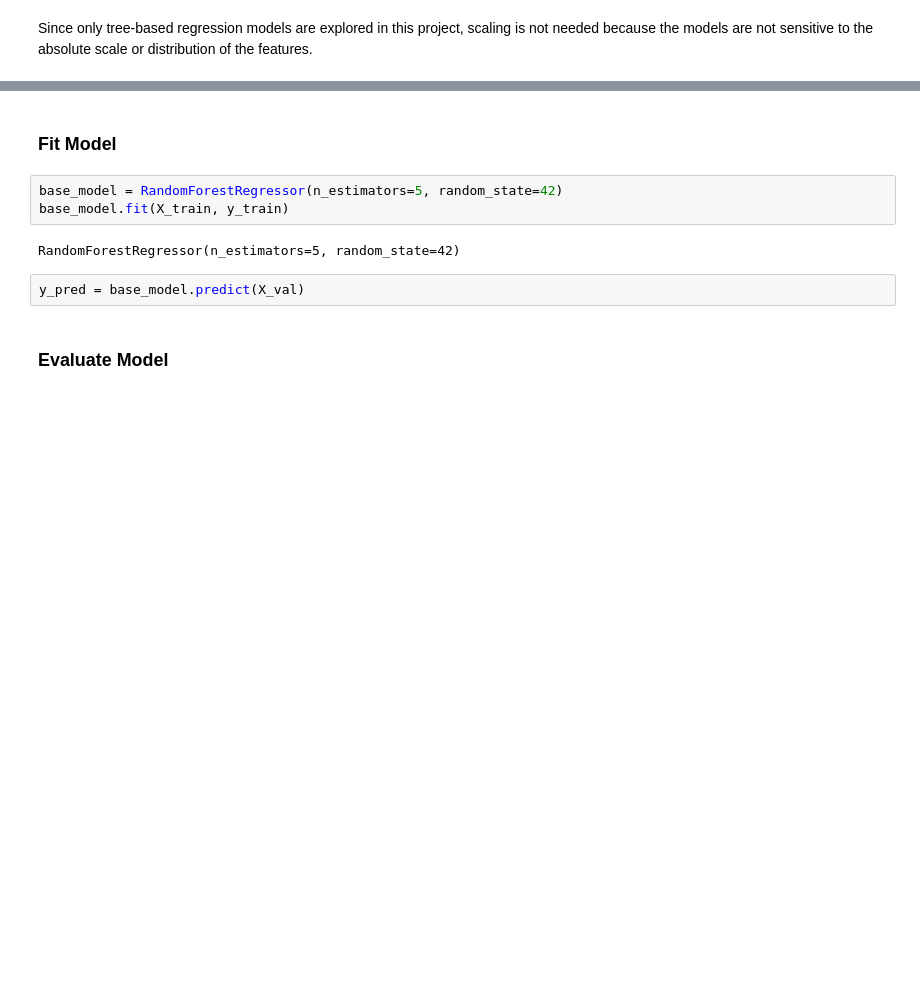
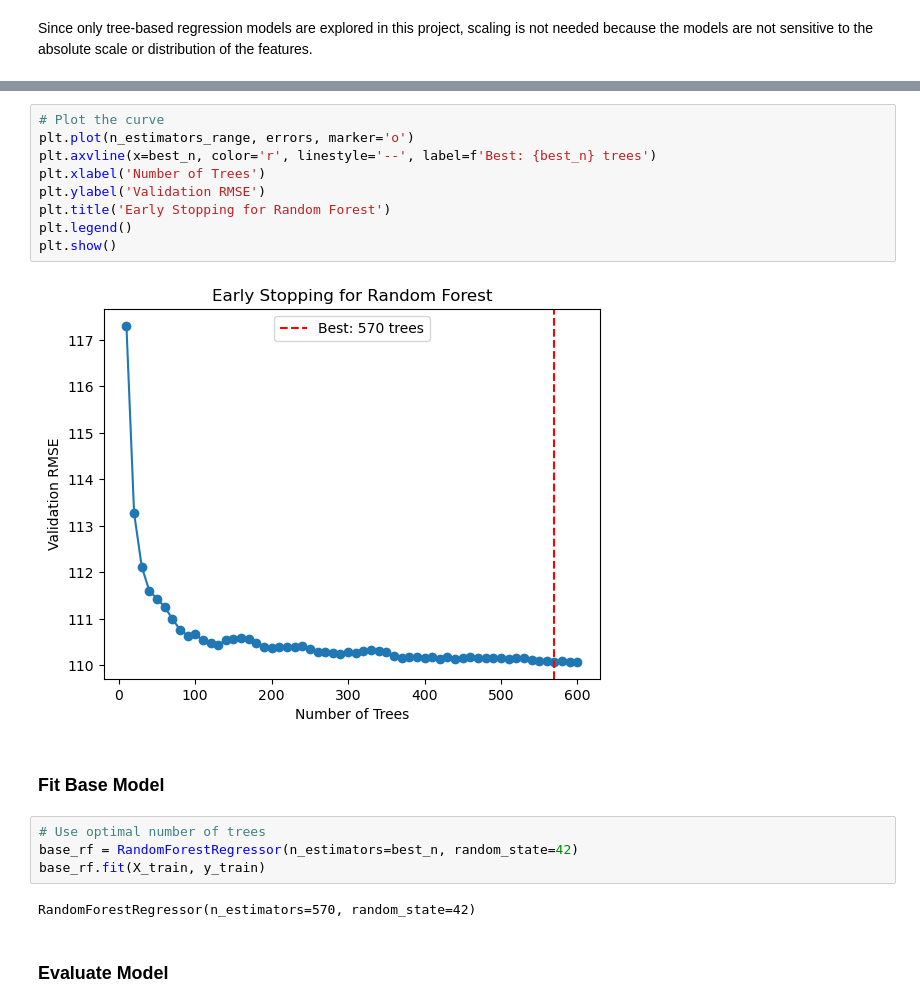
Before and after one commit to nadpierre/stm-transit-delay-prediction, a Jupyter notebook: notebooks/data_modeling.ipynb, the cells around one changed output, grey strips where cells are left out. Saved outputs shown, nothing was run; the diff lists cells and outputs as text; blank space fills up the shorter version.

```diff
--- a/notebooks/data_modeling.ipynb
+++ b/notebooks/data_modeling.ipynb
@@ -33,12 +65,22 @@ Since only tree-based regression models are explored in this project, scaling is
+# %%
+# Plot the curve
+plt.plot(n_estimators_range, errors, marker='o')
+plt.axvline(x=best_n, color='r', linestyle='--', label=f'Best: {best_n} trees')
+plt.xlabel('Number of Trees')
+plt.ylabel('Validation RMSE')
+plt.title('Early Stopping for Random Forest')
+plt.legend()
+plt.show()
+# %% [output]
+[figure, added]
 # %% [markdown]
-### Fit Model
+### Fit Base Model
 # %%
-base_model = RandomForestRegressor(n_estimators=5, random_state=42)
-base_model.fit(X_train, y_train)
+# Use optimal number of trees
+base_rf = RandomForestRegressor(n_estimators=best_n, random_state=42)
+base_rf.fit(X_train, y_train)
 # %% [output]
-RandomForestRegressor(n_estimators=5, random_state=42)
+RandomForestRegressor(n_estimators=570, random_state=42)
-# %%
-y_pred = base_model.predict(X_val)
 # %% [markdown]
 ### Evaluate Model
 # %% [markdown]
```
Also changed, not shown: parts of 46 cells of this notebook, 13 other files.
